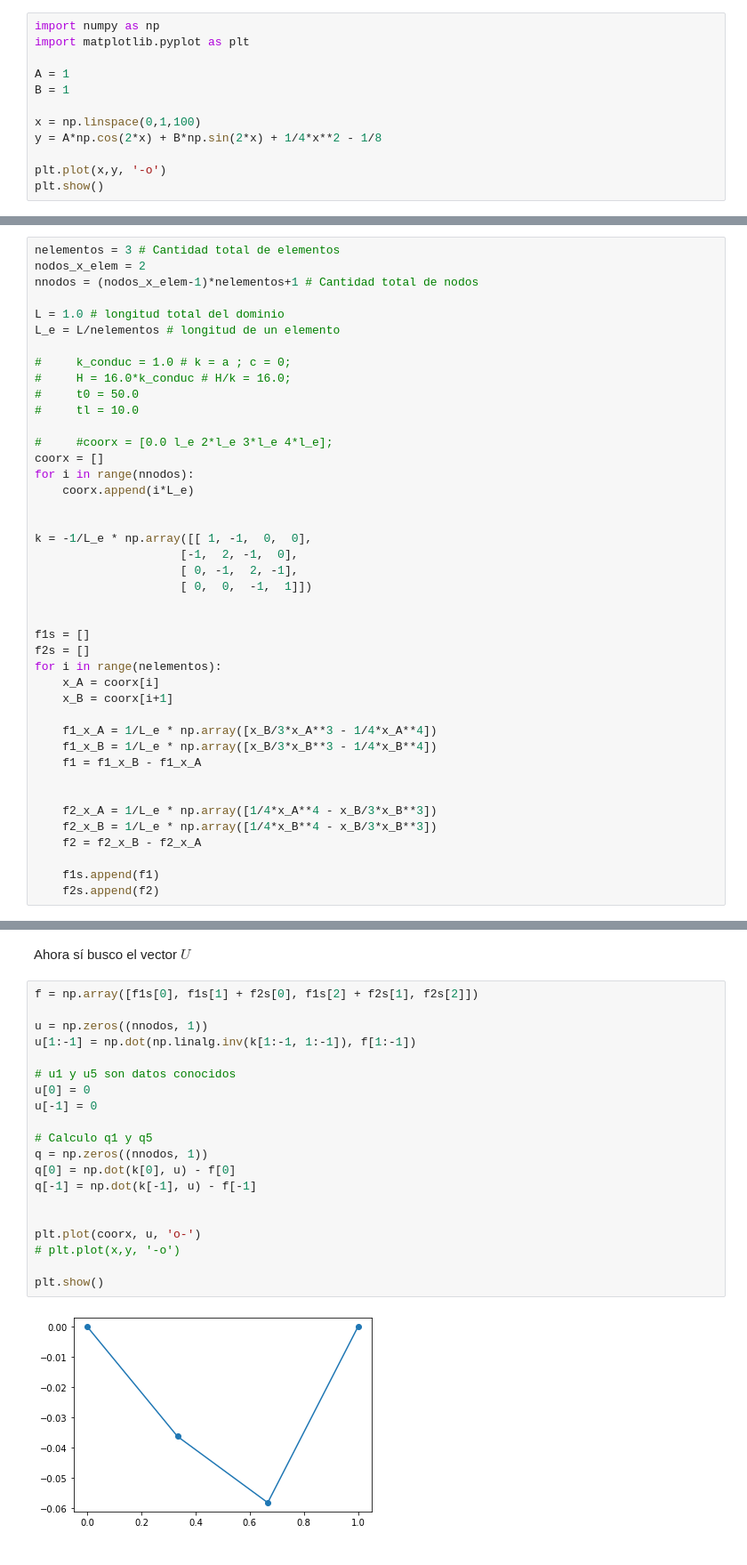
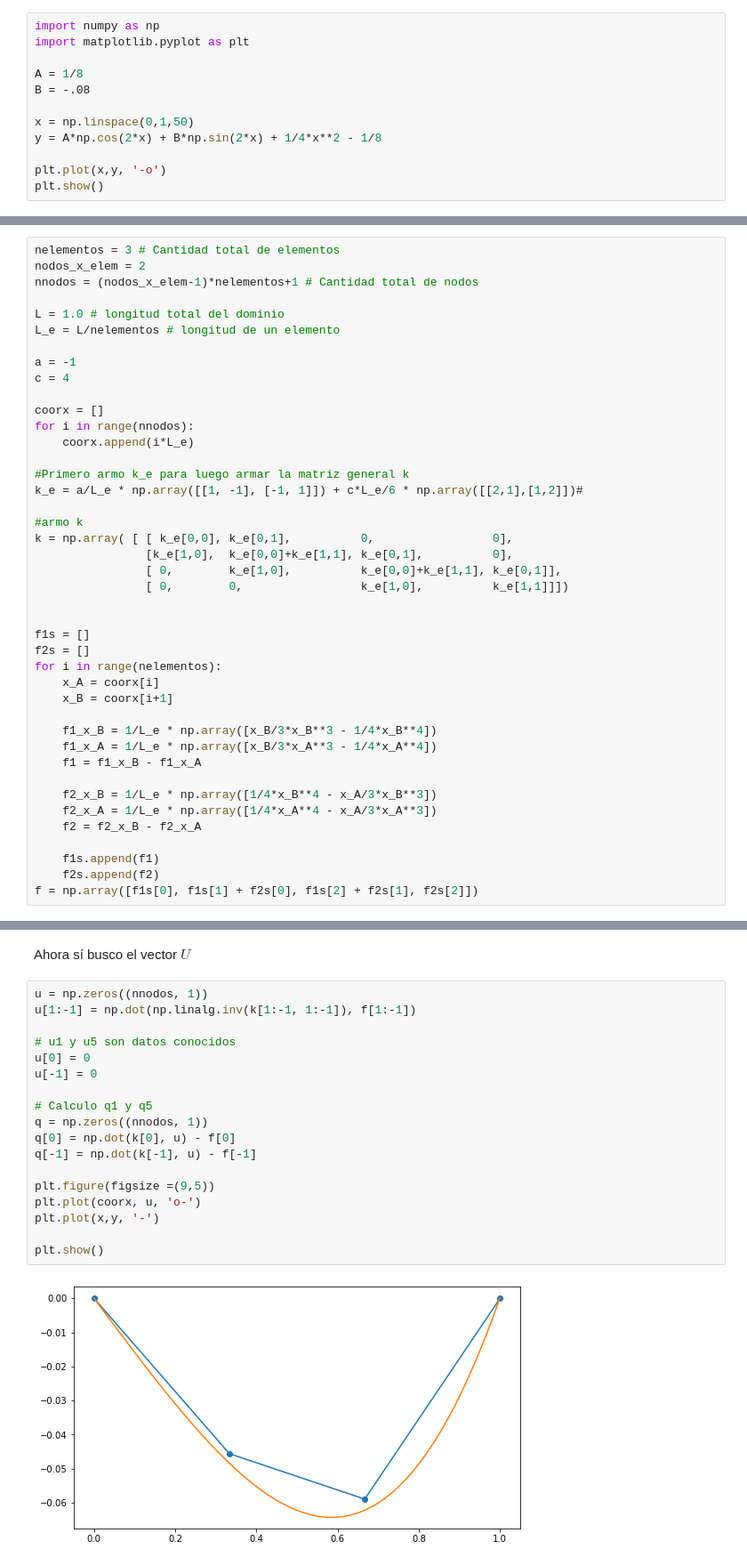
Before and after one commit to abonellitoro/imef_unsam, a Jupyter notebook: TP1/TP1.ipynb, the cells around one changed output, grey strips where cells are left out. Shown at 89% size. Drawn from its saved outputs; the diff is of its cells as text.

```diff
--- a/TP1/TP1.ipynb
+++ b/TP1/TP1.ipynb
@@ -53,10 +50,10 @@ Lo que tenemos (matricialmente) es:
 import numpy as np
 import matplotlib.pyplot as plt
 
-A = 1
-B = 1
+A = 1/8
+B = -.08
 
-x = np.linspace(0,1,100)
+x = np.linspace(0,1,50)
 y = A*np.cos(2*x) + B*np.sin(2*x) + 1/4*x**2 - 1/8
 
 plt.plot(x,y, '-o')
@@ -85,21 +82,21 @@ nnodos = (nodos_x_elem-1)*nelementos+1 # Cantidad total de nodos
 L = 1.0 # longitud total del dominio
 L_e = L/nelementos # longitud de un elemento
 
-#     k_conduc = 1.0 # k = a ; c = 0;
-#     H = 16.0*k_conduc # H/k = 16.0;
-#     t0 = 50.0
-#     tl = 10.0
+a = -1
+c = 4
 
-#     #coorx = [0.0 l_e 2*l_e 3*l_e 4*l_e];
 coorx = []
 for i in range(nnodos):
     coorx.append(i*L_e)
 
+#Primero armo k_e para luego armar la matriz general k
+k_e = a/L_e * np.array([[1, -1], [-1, 1]]) + c*L_e/6 * np.array([[2,1],[1,2]])#
 
-k = -1/L_e * np.array([[ 1, -1,  0,  0],
-                     [-1,  2, -1,  0],
-                     [ 0, -1,  2, -1],
-                     [ 0,  0,  -1,  1]])
+#armo k
+k = np.array( [ [ k_e[0,0], k_e[0,1],          0,                 0],
+                [k_e[1,0],  k_e[0,0]+k_e[1,1], k_e[0,1],          0],
+                [ 0,        k_e[1,0],          k_e[0,0]+k_e[1,1], k_e[0,1]],
+                [ 0,        0,                 k_e[1,0],          k_e[1,1]]])
 
 
 f1s = []
@@ -108,14 +105,14 @@ for i in range(nelementos):
     x_A = coorx[i]
     x_B = coorx[i+1]
 
+    f1_x_B = 1/L_e * np.array([x_B/3*x_B**3 - 1/4*x_B**4])
     f1_x_A = 1/L_e * np.array([x_B/3*x_A**3 - 1/4*x_A**4])
-    f1_x_B = 1/L_e * np.array([x_B/3*x_B**3 - 1/4*x_B**4])
     f1 = f1_x_B - f1_x_A
 
-
-    f2_x_A = 1/L_e * np.array([1/4*x_A**4 - x_B/3*x_B**3])
-    f2_x_B = 1/L_e * np.array([1/4*x_B**4 - x_B/3*x_B**3])
+    f2_x_B = 1/L_e * np.array([1/4*x_B**4 - x_A/3*x_B**3])
+    f2_x_A = 1/L_e * np.array([1/4*x_A**4 - x_A/3*x_A**3])
     f2 = f2_x_B - f2_x_A
 
     f1s.append(f1)
     f2s.append(f2)
+f = np.array([f1s[0], f1s[1] + f2s[0], f1s[2] + f2s[1], f2s[2]])
@@ -122,24 +122,22 @@ for i in range(nelementos):
 # %% [markdown]
 Ahora sí busco el vector $U$
 # %%
-f = np.array([f1s[0], f1s[1] + f2s[0], f1s[2] + f2s[1], f2s[2]])
-
 u = np.zeros((nnodos, 1))
 u[1:-1] = np.dot(np.linalg.inv(k[1:-1, 1:-1]), f[1:-1])
 
 # u1 y u5 son datos conocidos
 u[0] = 0
 u[-1] = 0
 
 # Calculo q1 y q5
 q = np.zeros((nnodos, 1))
 q[0] = np.dot(k[0], u) - f[0]
 q[-1] = np.dot(k[-1], u) - f[-1]
 
-
+plt.figure(figsize =(9,5))
 plt.plot(coorx, u, 'o-')
-# plt.plot(x,y, '-o')
+plt.plot(x,y, '-')
 
 plt.show()
 # %% [output]
-[figure, old version]
+[figure, new version]
```
Also changed, not shown: parts of 10 cells of this notebook, 7 other files.
